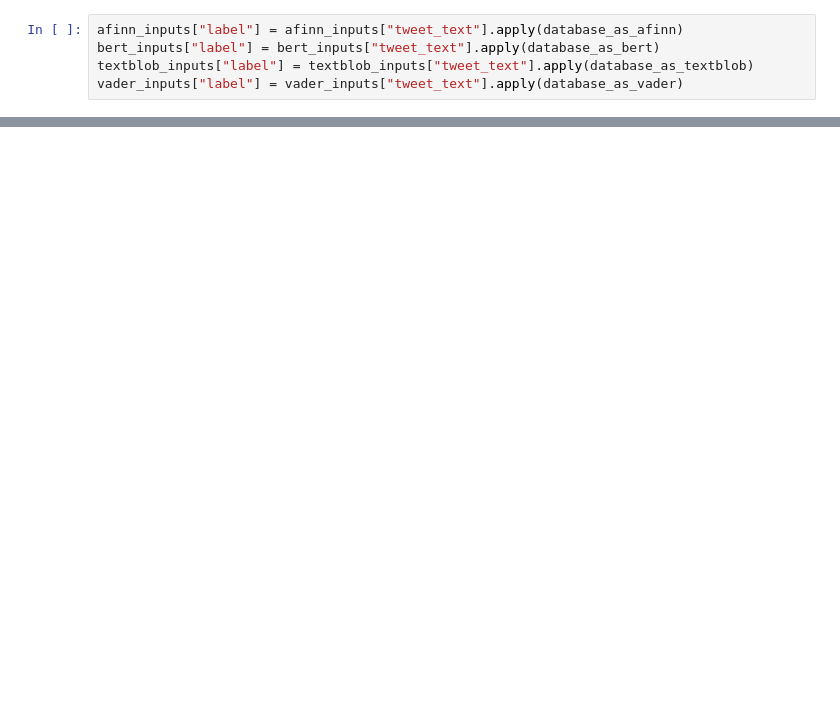
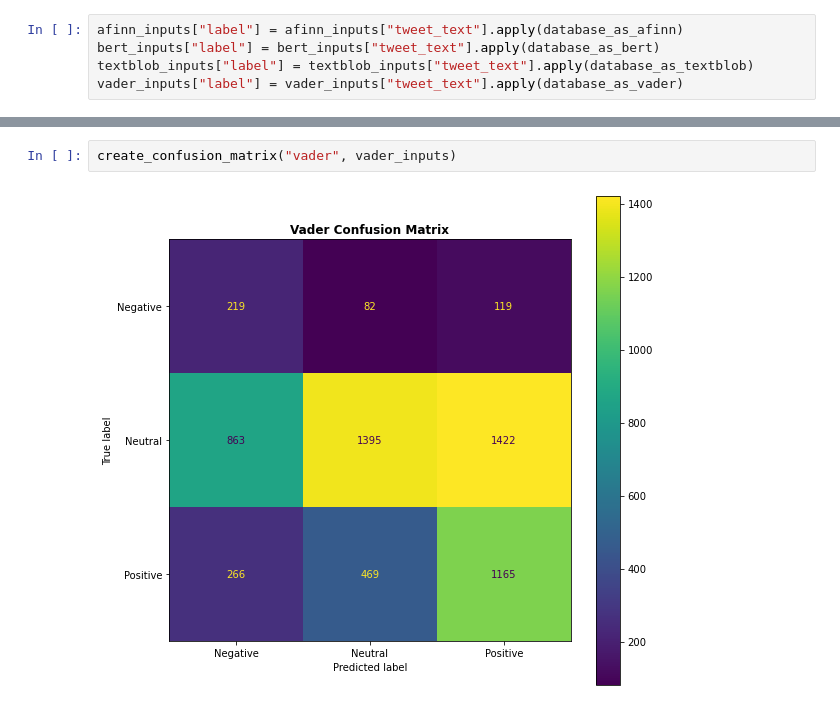
Before and after one commit to craigd00/topic-sentiment-across-sn, a Jupyter notebook: src/evaluation_of_libraries.ipynb, the cells around one changed output, grey strips where cells are left out. Cells and saved outputs as stored; diff of their text form; blank space fills up the shorter version.

```diff
--- a/src/evaluation_of_libraries.ipynb
+++ b/src/evaluation_of_libraries.ipynb
@@ -264,0 +80,4 @@ TypeError: run_and_term() takes 2 positional arguments but 4 were given
+# %%
+create_confusion_matrix("vader", vader_inputs)
+# %% [output]
+[figure, added]
```
Also changed, not shown: parts of 45 cells of this notebook, 6 other files.
